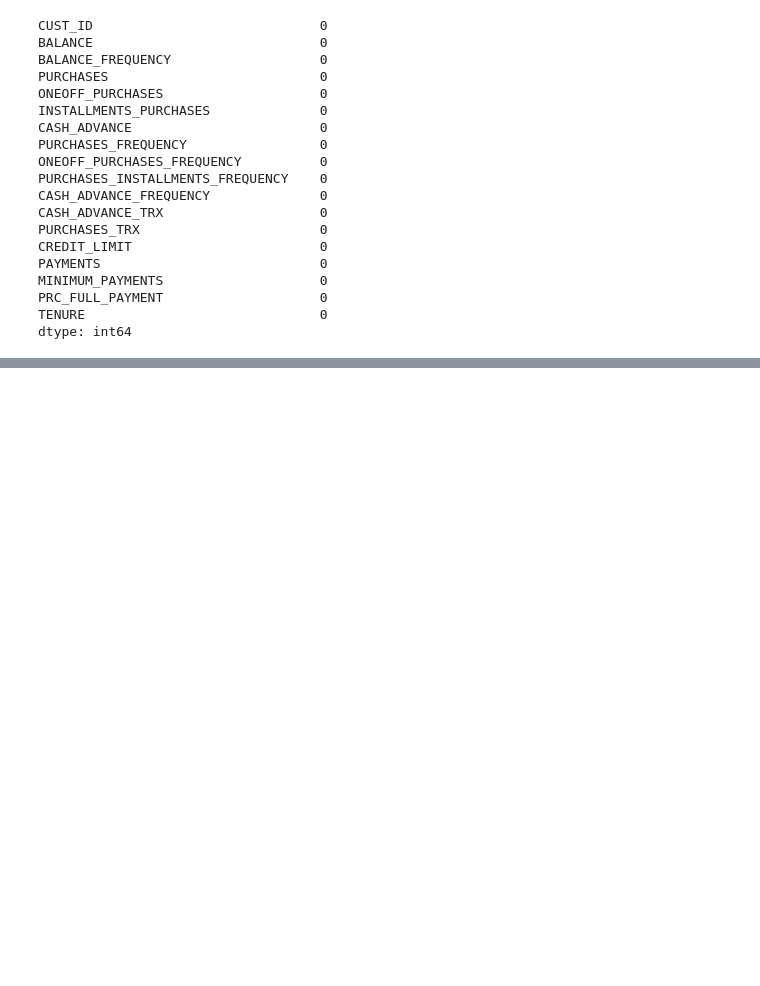
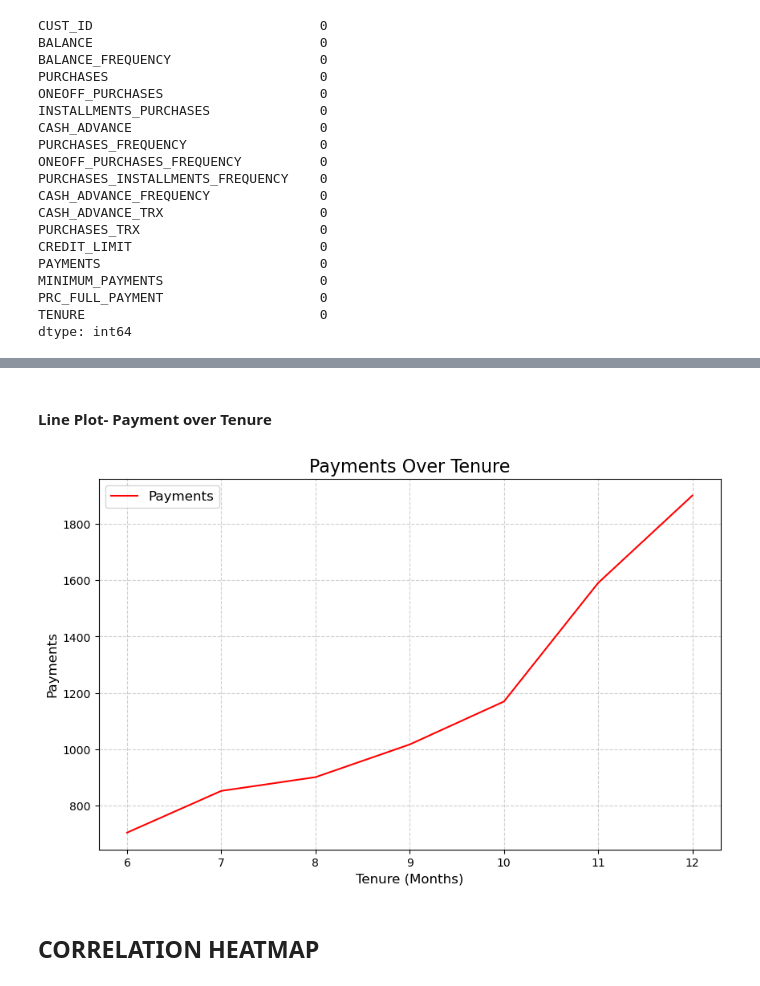
Before and after one commit to aishwarya-shekar-babu/Applied-Datascience-1-Assignment2, a Jupyter notebook: Clustering and fitting-assignment-final.ipynb, the cells around one changed output, grey strips where cells are left out. Saved outputs shown, nothing was run; the diff lists cells and outputs as text; code cells hidden in the pictures; blank space fills up the shorter version.

```diff
--- a/Clustering and fitting-assignment-final.ipynb
+++ b/Clustering and fitting-assignment-final.ipynb
@@ -172,0 +188,40 @@ plot_installments_vs_oneoff(data_cleaned)
+# %% [markdown]
+#### Line Plot- Payment over Tenure
+# %%
+def plot_payments_over_tenure(data_cleaned):
+    """
+    Plots the average payments over different tenure periods.
+    """
+    # calculate the mean of 'PAYMENTS' based on grouping Tenure
+    tenure_groups = data_cleaned.groupby('TENURE')['PAYMENTS']
+    mean_payments = tenure_groups.mean()
+
+    # plotting line plot based on index and mean payments calculated
+    plt.figure(figsize=(10, 6))
+    plt.plot(
+        mean_payments.index,
+        mean_payments,
+        color='red',
+        label='Payments'
+    )
+
+    # Adding title and labels
+    plt.title('Payments Over Tenure', fontsize=16)
+    plt.xlabel('Tenure (Months)', fontsize=12)
+    plt.ylabel('Payments', fontsize=12)
+
+    # Adding gridlines for better visualization
+    plt.grid(True, linestyle='--', alpha=0.6)
+
+    # Adding legend
+    plt.legend(fontsize=12)
+
+    # Display the plot
+    plt.show()
+# %%
+# calling the function and display results
+plot_payments_over_tenure(data_cleaned)
+# %% [output]
+[figure, added]
+# %% [markdown]
+## CORRELATION HEATMAP
```
Also changed, not shown: parts of 39 cells of this notebook.
